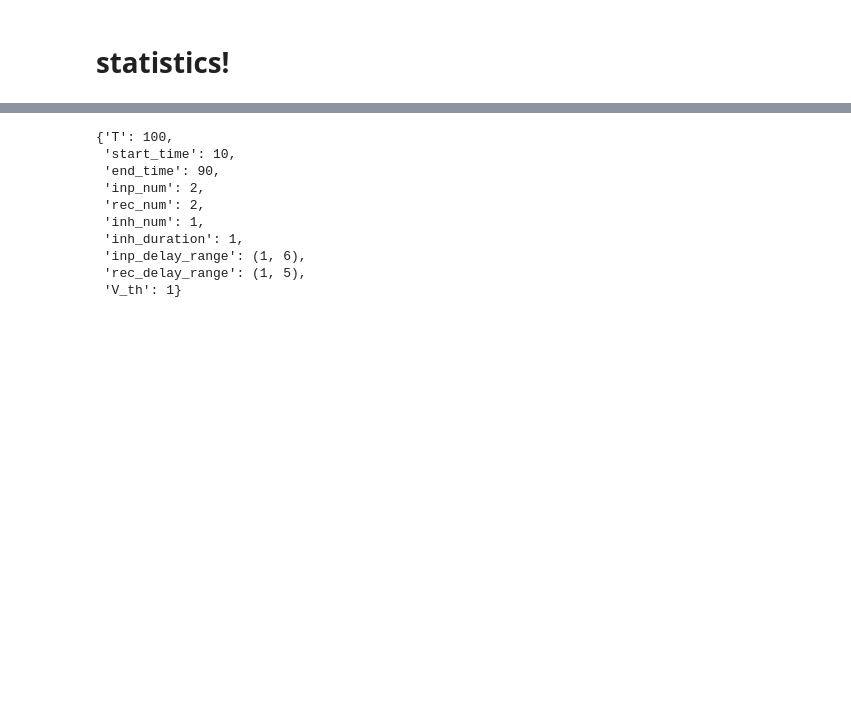
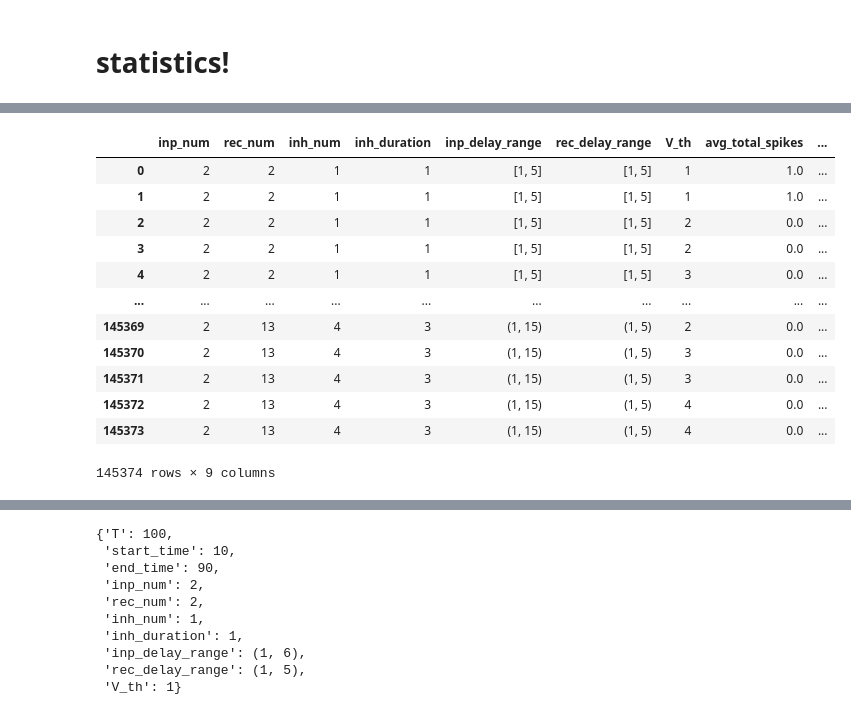
Before and after one commit to CosmicSurgery/thesis_notebooks, a Jupyter notebook: 2023.06.21 - Spiking Neural Network Circuits/2023.07.21 -Brute Force parameter scan.ipynb, the cells around one changed output, grey strips where cells are left out. Drawn from its saved outputs; the diff is of its cells as text; code cells hidden in the pictures; blank space fills up the shorter version.

```diff
--- a/2023.06.21 - Spiking Neural Network Circuits/2023.07.21 -Brute Force parameter scan.ipynb
+++ b/2023.06.21 - Spiking Neural Network Circuits/2023.07.21 -Brute Force parameter scan.ipynb
@@ -415,0 +356,16 @@ Parameter Combinations: 0/67200 (13.79%)
+# %%
+results_df
+# %% [output]
+|  | inp_num | rec_num | inh_num | inh_duration | inp_delay_range | rec_delay_range | V_th | avg_total_spikes | ... |
+| 0 | 2 | 2 | 1 | 1 | [1, 5] | [1, 5] | 1 | 1.0 | ... |
+| 1 | 2 | 2 | 1 | 1 | [1, 5] | [1, 5] | 1 | 1.0 | ... |
+| 2 | 2 | 2 | 1 | 1 | [1, 5] | [1, 5] | 2 | 0.0 | ... |
+| 3 | 2 | 2 | 1 | 1 | [1, 5] | [1, 5] | 2 | 0.0 | ... |
+| 4 | 2 | 2 | 1 | 1 | [1, 5] | [1, 5] | 3 | 0.0 | ... |
+| ... | ... | ... | ... | ... | ... | ... | ... | ... | ... |
+| 145369 | 2 | 13 | 4 | 3 | (1, 15) | (1, 5) | 2 | 0.0 | ... |
+| 145370 | 2 | 13 | 4 | 3 | (1, 15) | (1, 5) | 3 | 0.0 | ... |
+| 145371 | 2 | 13 | 4 | 3 | (1, 15) | (1, 5) | 3 | 0.0 | ... |
+| 145372 | 2 | 13 | 4 | 3 | (1, 15) | (1, 5) | 4 | 0.0 | ... |
+| 145373 | 2 | 13 | 4 | 3 | (1, 15) | (1, 5) | 4 | 0.0 | ... |
+145374 rows × 9 columns
```
Also changed, not shown: parts of 8 cells of this notebook, 6 other files.
